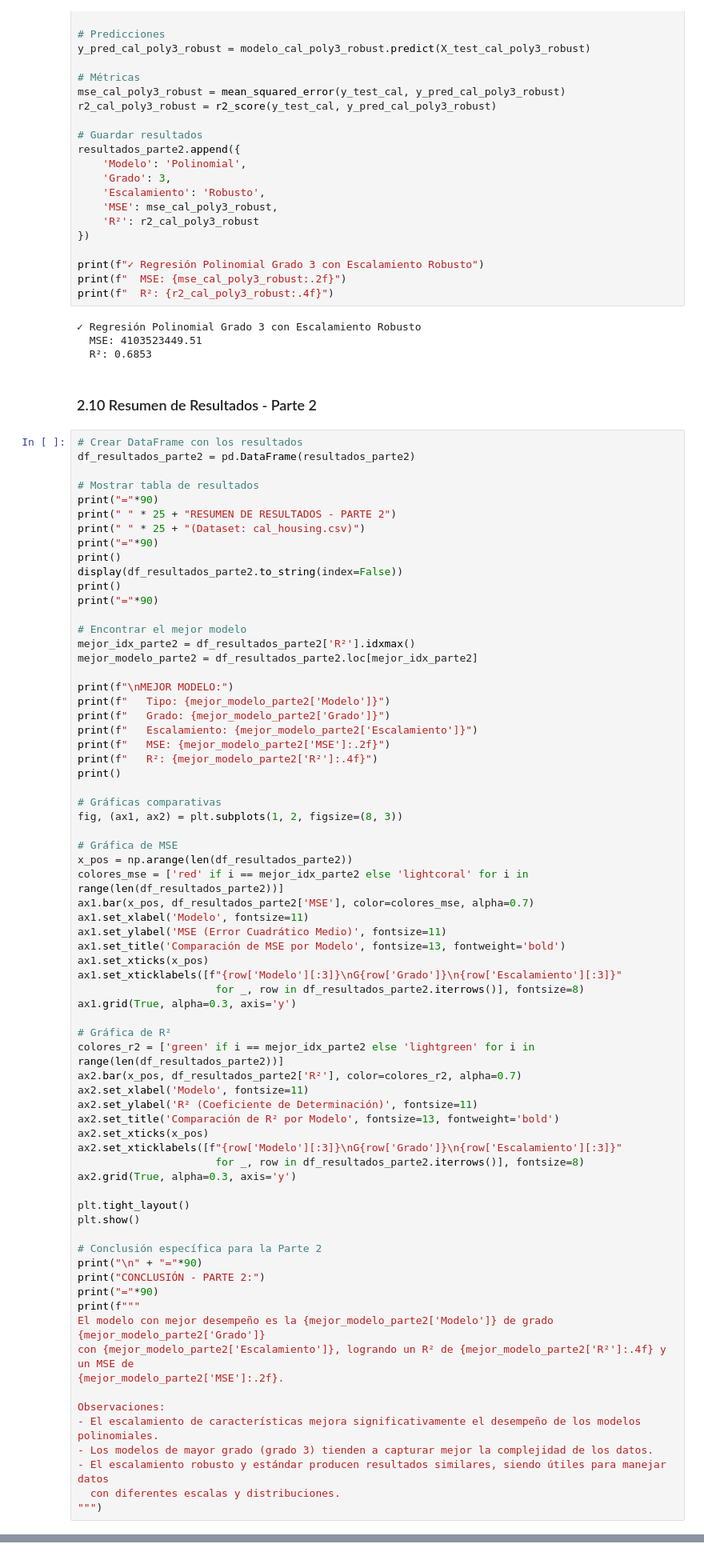
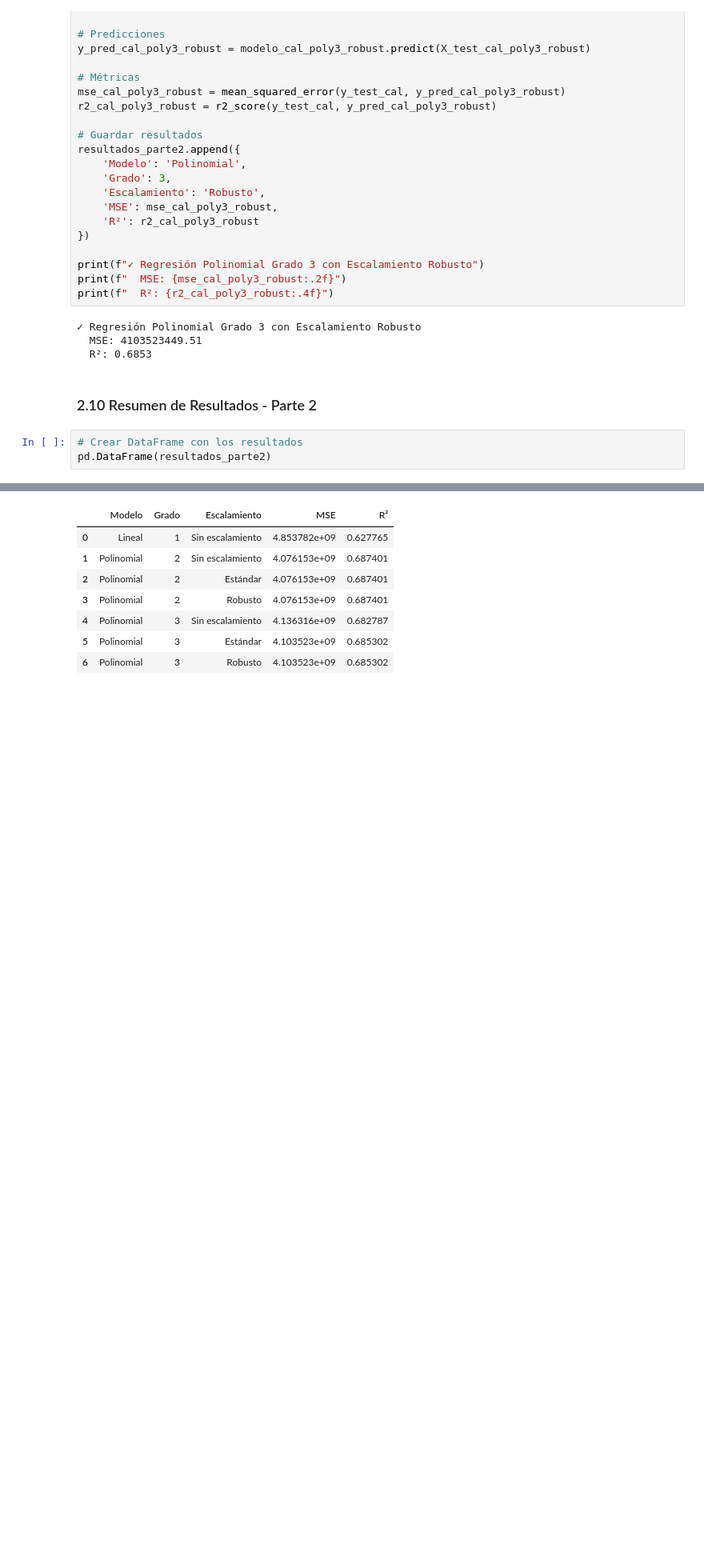
Before and after one commit to Pinedah/ESCOM_machine-learning, a Jupyter notebook: parcial2/regresionPolinomial/regresionPolinomial.ipynb, the cells around one changed output, grey strips where cells are left out. Shown: that part at 80% size. Cells and saved outputs as stored; diff of their text form; blank space fills up the shorter version.

```diff
--- a/parcial2/regresionPolinomial/regresionPolinomial.ipynb
+++ b/parcial2/regresionPolinomial/regresionPolinomial.ipynb
@@ -810,72 +749,5 @@ print(f"  R²: {r2_cal_poly3_robust:.4f}")
 ### 2.10 Resumen de Resultados - Parte 2
 # %%
 # Crear DataFrame con los resultados
-df_resultados_parte2 = pd.DataFrame(resultados_parte2)
-
-# Mostrar tabla de resultados
-print("="*90)
-print(" " * 25 + "RESUMEN DE RESULTADOS - PARTE 2")
-print(" " * 25 + "(Dataset: cal_housing.csv)")
-print("="*90)
-print()
-display(df_resultados_parte2.to_string(index=False))
-print()
-print("="*90)
-
-# Encontrar el mejor modelo
-mejor_idx_parte2 = df_resultados_parte2['R²'].idxmax()
-mejor_modelo_parte2 = df_resultados_parte2.loc[mejor_idx_parte2]
-
-print(f"\nMEJOR MODELO:")
-print(f"   Tipo: {mejor_modelo_parte2['Modelo']}")
-print(f"   Grado: {mejor_modelo_parte2['Grado']}")
-print(f"   Escalamiento: {mejor_modelo_parte2['Escalamiento']}")
-print(f"   MSE: {mejor_modelo_parte2['MSE']:.2f}")
-print(f"   R²: {mejor_modelo_parte2['R²']:.4f}")
-print()
-
-# Gráficas comparativas
-fig, (ax1, ax2) = plt.subplots(1, 2, figsize=(8, 3))
-
-# Gráfica de MSE
-x_pos = np.arange(len(df_resultados_parte2))
-colores_mse = ['red' if i == mejor_idx_parte2 else 'lightcoral' for i in range(len(df_resultados_parte2))]
-ax1.bar(x_pos, df_resultados_parte2['MSE'], color=colores_mse, alpha=0.7)
-ax1.set_xlabel('Modelo', fontsize=11)
-ax1.set_ylabel('MSE (Error Cuadrático Medio)', fontsize=11)
-ax1.set_title('Comparación de MSE por Modelo', fontsize=13, fontweight='bold')
-ax1.set_xticks(x_pos)
-ax1.set_xticklabels([f"{row['Modelo'][:3]}\nG{row['Grado']}\n{row['Escalamiento'][:3]}"
-                      for _, row in df_resultados_parte2.iterrows()], fontsize=8)
-ax1.grid(True, alpha=0.3, axis='y')
-
-# Gráfica de R²
-colores_r2 = ['green' if i == mejor_idx_parte2 else 'lightgreen' for i in range(len(df_resultados_parte2))]
-ax2.bar(x_pos, df_resultados_parte2['R²'], color=colores_r2, alpha=0.7)
-ax2.set_xlabel('Modelo', fontsize=11)
-ax2.set_ylabel('R² (Coeficiente de Determinación)', fontsize=11)
-ax2.set_title('Comparación de R² por Modelo', fontsize=13, fontweight='bold')
-ax2.set_xticks(x_pos)
-ax2.set_xticklabels([f"{row['Modelo'][:3]}\nG{row['Grado']}\n{row['Escalamiento'][:3]}"
-                      for _, row in df_resultados_parte2.iterrows()], fontsize=8)
-ax2.grid(True, alpha=0.3, axis='y')
-
-plt.tight_layout()
-plt.show()
-
-# Conclusión específica para la Parte 2
-print("\n" + "="*90)
-print("CONCLUSIÓN - PARTE 2:")
-print("="*90)
-print(f"""
-El modelo con mejor desempeño es la {mejor_modelo_parte2['Modelo']} de grado {mejor_modelo_parte2['Grado']}
-con {mejor_modelo_parte2['Escalamiento']}, logrando un R² de {mejor_modelo_parte2['R²']:.4f} y un MSE de
-{mejor_modelo_parte2['MSE']:.2f}.
-
-Observaciones:
-- El escalamiento de características mejora significativamente el desempeño de los modelos polinomiales.
-- Los modelos de mayor grado (grado 3) tienden a capturar mejor la complejidad de los datos.
-- El escalamiento robusto y estándar producen resultados similares, siendo útiles para manejar datos
-  con diferentes escalas y distribuciones.
-""")
+pd.DataFrame(resultados_parte2)
 # %% [output]
@@ -882,0 +754,8 @@ NameError: name 'resultados_parte2' is not defined
+|  | Modelo | Grado | Escalamiento | MSE | R² |
+| 0 | Lineal | 1 | Sin escalamiento | 4.853782e+09 | 0.627765 |
+| 1 | Polinomial | 2 | Sin escalamiento | 4.076153e+09 | 0.687401 |
+| 2 | Polinomial | 2 | Estándar | 4.076153e+09 | 0.687401 |
+| 3 | Polinomial | 2 | Robusto | 4.076153e+09 | 0.687401 |
+| 4 | Polinomial | 3 | Sin escalamiento | 4.136316e+09 | 0.682787 |
+| 5 | Polinomial | 3 | Estándar | 4.103523e+09 | 0.685302 |
+| 6 | Polinomial | 3 | Robusto | 4.103523e+09 | 0.685302 |
```
Also changed, not shown: parts of 13 cells of this notebook.
